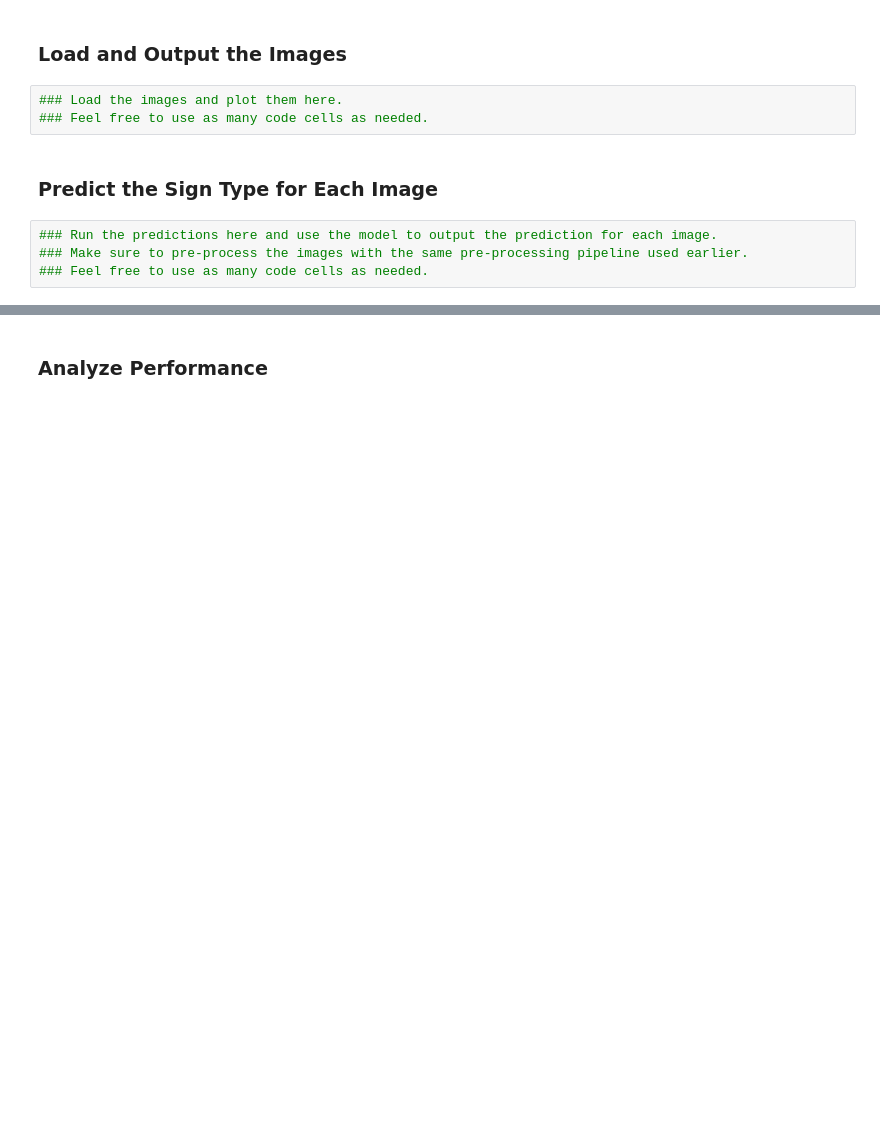
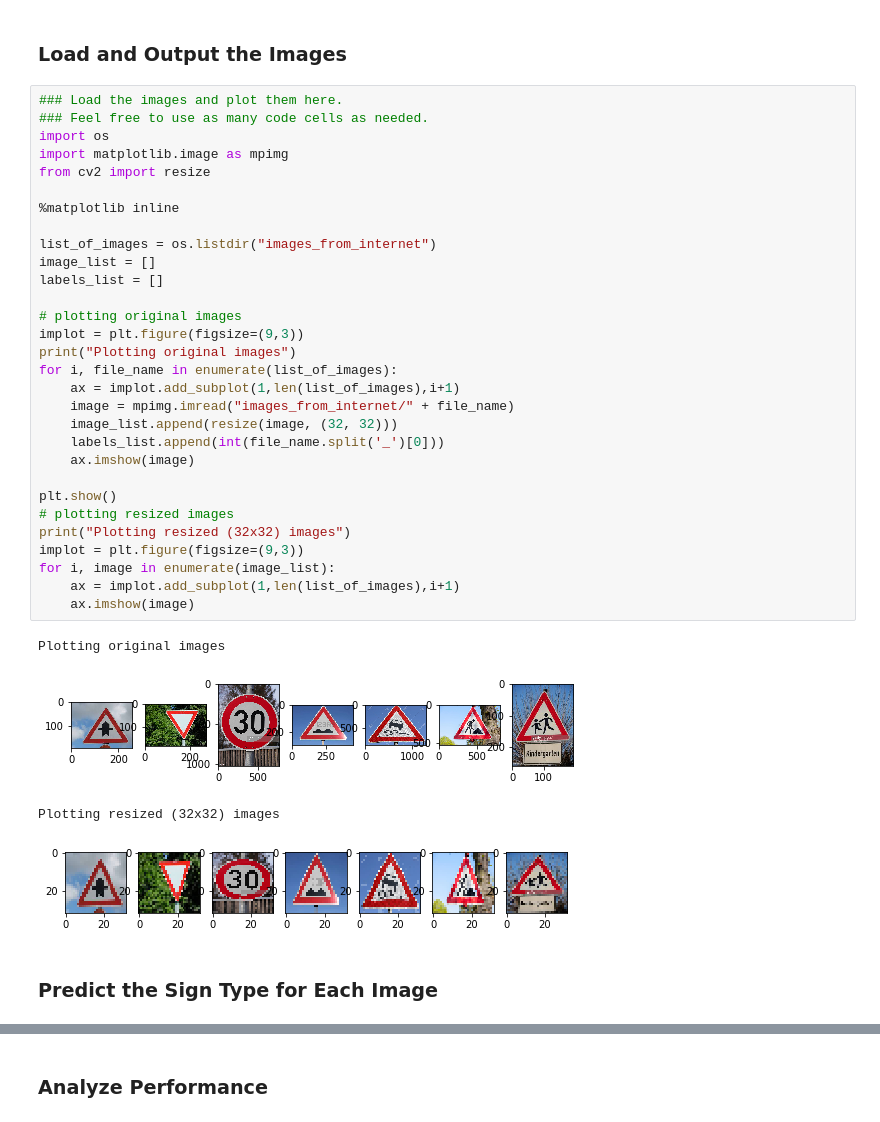
Before and after one commit to utsawk/CarND-Traffic-Sign-Classifier-Project, a Jupyter notebook: Traffic_Sign_Classifier.ipynb, the cells around one changed output, grey strips where cells are left out. Cells and saved outputs as stored; diff of their text form; blank space fills up the shorter version.

```diff
--- a/Traffic_Sign_Classifier.ipynb
+++ b/Traffic_Sign_Classifier.ipynb
@@ -613,12 +654,40 @@ To give yourself more insight into how your model is working, download at least
 You may find `signnames.csv` useful as it contains mappings from the class id (integer) to the actual sign name.
 # %% [markdown]
 ### Load and Output the Images
-# %%
-### Load the images and plot them here.
-### Feel free to use as many code cells as needed.
+# %%
+### Load the images and plot them here.
+### Feel free to use as many code cells as needed.
+import os
+import matplotlib.image as mpimg
+from cv2 import resize
+
+%matplotlib inline
+
+list_of_images = os.listdir("images_from_internet")
+image_list = []
+labels_list = []
+
+# plotting original images
+implot = plt.figure(figsize=(9,3))
+print("Plotting original images")
+for i, file_name in enumerate(list_of_images):
+    ax = implot.add_subplot(1,len(list_of_images),i+1)
+    image = mpimg.imread("images_from_internet/" + file_name)
+    image_list.append(resize(image, (32, 32)))
+    labels_list.append(int(file_name.split('_')[0]))
+    ax.imshow(image)
+
+plt.show()
+# plotting resized images
+print("Plotting resized (32x32) images")
+implot = plt.figure(figsize=(9,3))
+for i, image in enumerate(image_list):
+    ax = implot.add_subplot(1,len(list_of_images),i+1)
+    ax.imshow(image)
+# %% [output]
+Plotting original images
+[figure, added]
+Plotting resized (32x32) images
+[figure, added]
 # %% [markdown]
 ### Predict the Sign Type for Each Image
-# %%
-### Run the predictions here and use the model to output the prediction for each image.
-### Make sure to pre-process the images with the same pre-processing pipeline used earlier.
-### Feel free to use as many code cells as needed.
```
Also changed, not shown: parts of 12 cells of this notebook.
